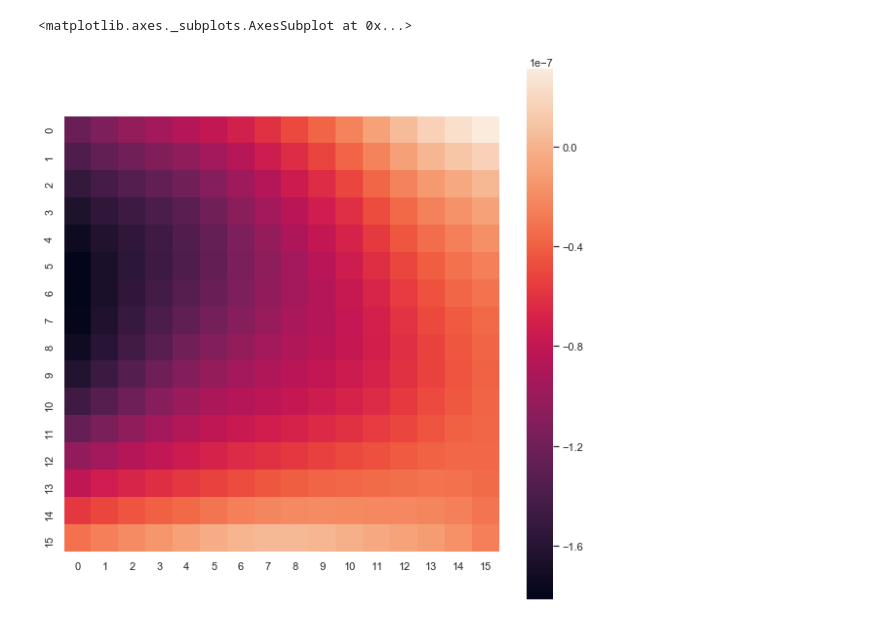
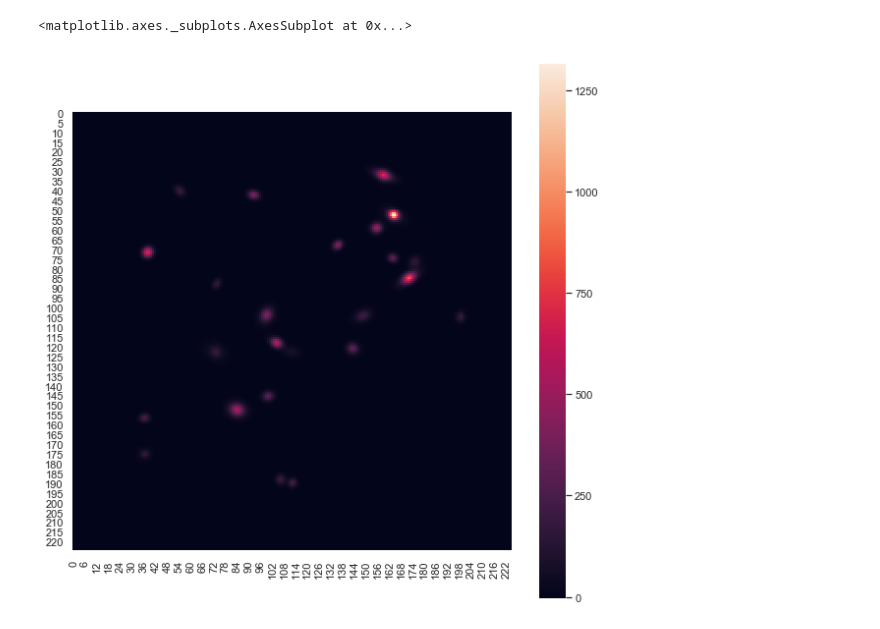
Before and after one commit to beckermr/metadetect-sims, a Jupyter notebook: plots_and_notebooks/plot_sim.ipynb, the cells around one changed output. Drawn from its saved outputs; the diff is of its cells as text; code cells hidden in the pictures.

```diff
--- a/plots_and_notebooks/plot_sim.ipynb
+++ b/plots_and_notebooks/plot_sim.ipynb
@@ -14,20 +14,13 @@ from mdetsims import Sim, SimOLD
 # %%
 mbobs = Sim(
-    rng=np.random.RandomState(seed=3897),
+    rng=np.random.RandomState(seed=3323297),
     g1=0.02,
-    gal_type='exp',
+    gal_type='ground_galsim_parametric',
     psf_type='gauss',
     n_coadd=30).get_mbobs()
-
-mbobs_old = SimOLD(
-    rng=np.random.RandomState(seed=3897),
-    g1=0.02,
-    gal_type='exp',
-    psf_type='gauss',
-    n_coadd=30).get_mbobs()
 # %%
 plt.figure(figsize=(10, 10))
-sns.heatmap((mbobs_old[0][0].image[:16, :16] - mbobs[0][0].image[:16, :16])/np.max(mbobs[0][0].image), square=True)
+sns.heatmap(mbobs[0][0].image, square=True)
 # %% [output]
 <matplotlib.axes._subplots.AxesSubplot at 0x...>
-[figure, old version]
+[figure, new version]
```
Also changed, not shown: parts of 1 cell of this notebook, 1 other file.
